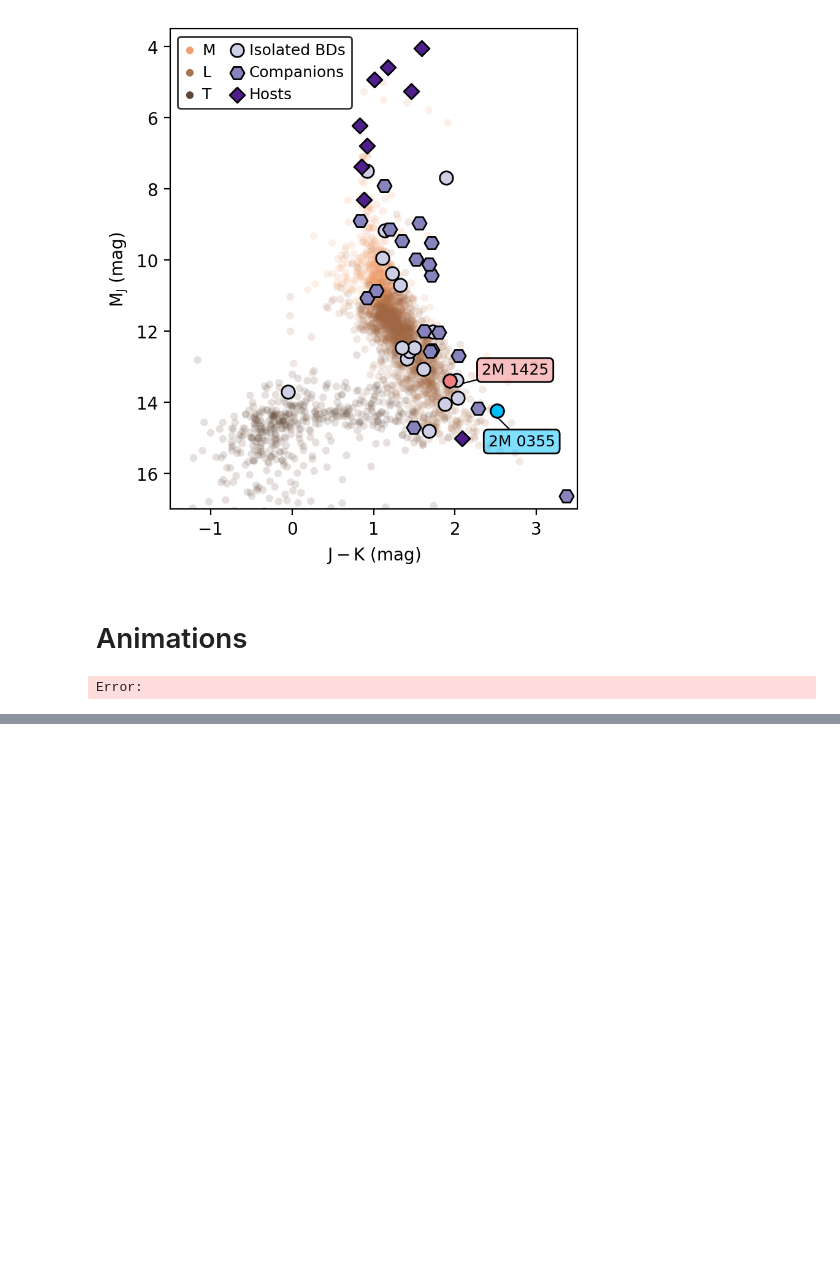
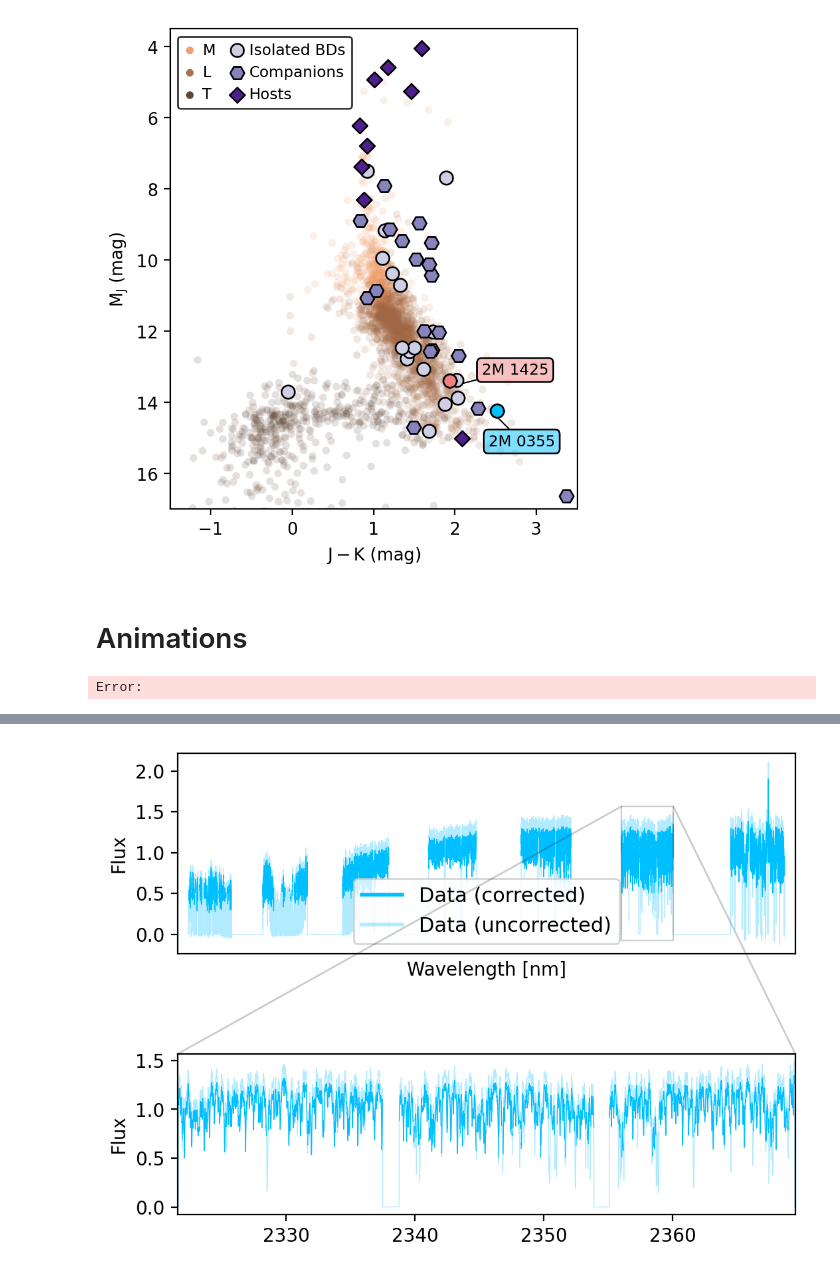
Before and after one commit to NatalieGrasser/atm_retrieval, a Jupyter notebook: atm_retrieval/paper_plots.ipynb, the cells around one changed output, grey strips where cells are left out. Drawn from its saved outputs; the diff is of its cells as text; code cells hidden in the pictures; blank space fills up the shorter version.

```diff
--- a/atm_retrieval/paper_plots.ipynb
+++ b/atm_retrieval/paper_plots.ipynb
@@ -490,0 +673,61 @@ make_animation('log_12CO',[-8,-1],label=r'log $^{12}$CO')
+# %%
+from matplotlib.lines import Line2D
+from target import Target
+
+def plot_tellurics(name):
+    BD=Target(name)
+    obj=f'{BD.name}/SCIENCE_{BD.fullname}_PRIMARY.dat' # target object
+    molecfit=f'{BD.name}/SCIENCE_{BD.fullname}_PRIMARY_molecfit_transm.dat' # molecfit for telluric correction
+
+    def load_spec_file(file):
+        file=np.genfromtxt(file,skip_header=1,delimiter=' ')
+        wl=file[:,0]
+        fl=file[:,1]
+        return wl,fl
+
+    wl,fl=load_spec_file(obj) # target object
+    fl0=np.copy(fl)
+    wlt,flt=load_spec_file(molecfit) # molecfit for telluric correction
+
+    zero_mask=np.where(fl==0)[0] # indices where flux is zero
+    fl[zero_mask]=np.nan
+    flt[zero_mask]=np.nan
+
+    # mask deepest tellurics: use telluric model because it has a flat baseline
+    tel_mask=np.where(flt/np.nanmedian(flt)<0.7)[0]
+    fl[tel_mask]=np.nan
+    fl/=np.nanmedian(fl)
+    flt/=np.nanmedian(flt)
+    fl0/=np.nanmedian(fl0)
+
+    fig,ax=plt.subplots(1,1,figsize=(6,2),dpi=200)
+    alph=0.3
+
+    ax.plot(wl,fl,lw=0.5,alpha=1,c=BD.color1)
+    ax.plot(wl,fl0,lw=0.5,alpha=alph,c=BD.color1)
+    lines = [Line2D([0], [0], color=BD.color1,linewidth=2,label='Data (corrected)'),
+             Line2D([0], [0], color=BD.color1,linewidth=2,alpha=alph,label='Data (uncorrected)')]
+    ax.legend(handles=lines,fontsize=11,loc='lower center')
+    ax.set_xlabel('Wavelength [nm]')
+    ax.set_ylabel('Flux')
+    ax.set_xlim(np.min(wl)-10,np.max(wl)+10)
+
+    order=5
+    wave=np.reshape(wl,(BD.n_orders,BD.n_dets*BD.n_pixels))[order]
+    flux=np.reshape(fl,(BD.n_orders,BD.n_dets*BD.n_pixels))[order]
+    flux0=np.reshape(fl0,(BD.n_orders,BD.n_dets*BD.n_pixels))[order]
+
+    axins = ax.inset_axes([0,-1.3,1,0.8])
+    axins.plot(wave,flux,lw=0.5,alpha=1,c=BD.color1)
+    axins.plot(wave,flux0,lw=0.5,alpha=alph,c=BD.color1)
+    x1, x2 = np.min(wave),np.max(wave)
+    axins.set_xlim(x1, x2)
+    box,lines=ax.indicate_inset_zoom(axins,edgecolor="black",alpha=0.2,lw=0.8,zorder=1e3)
+    axins.set_ylabel('Flux')
+    ax.set_xticks([])
+    plt.subplots_adjust(wspace=0, hspace=0)
+    #fig.savefig(f'{self.name}/molecfit_{self.name}.pdf',bbox_inches='tight')
+
+plot_tellurics('2M0355')
+# %% [output]
+[figure, added]
```
Also changed, not shown: parts of 4 cells of this notebook, 2 other files.
